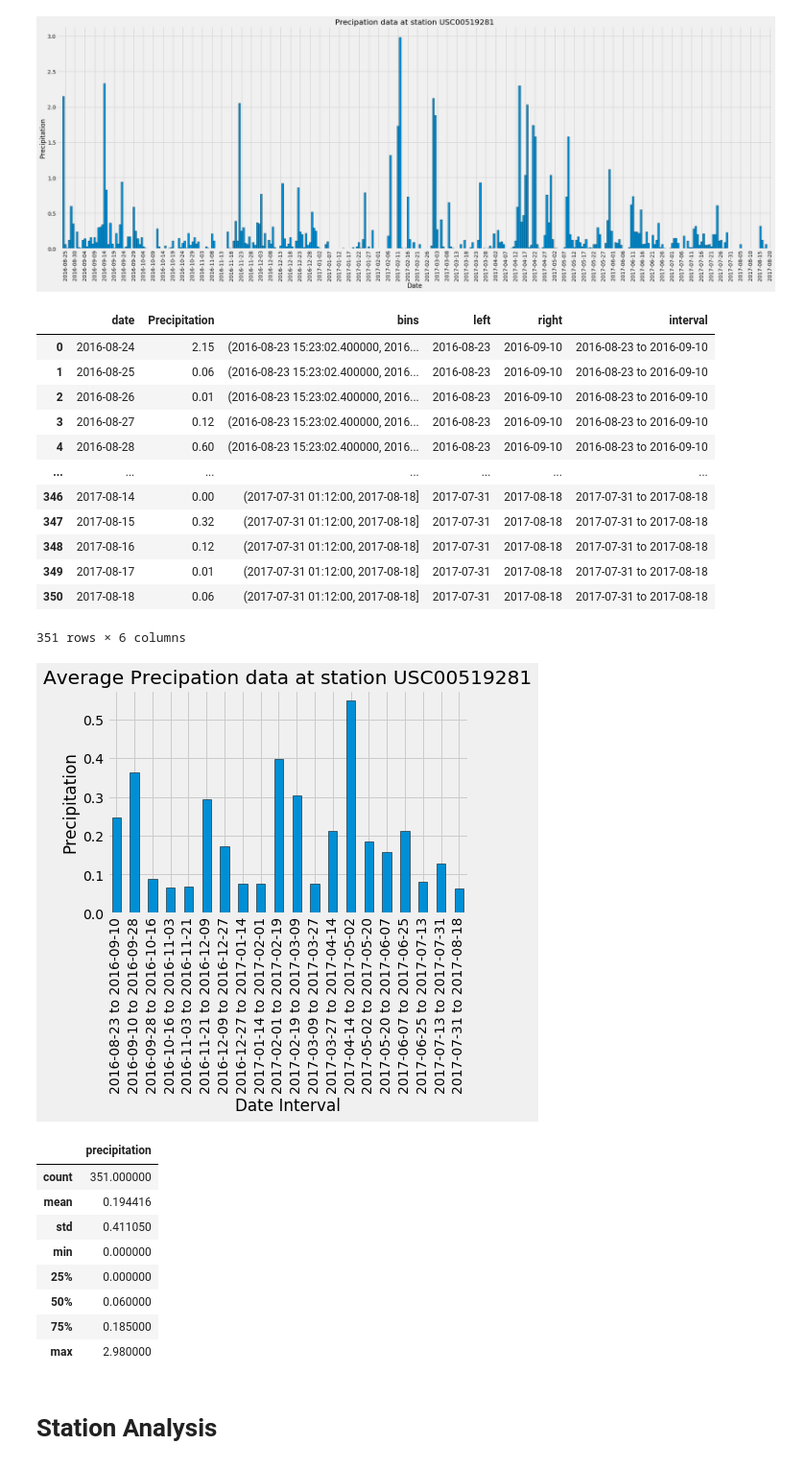
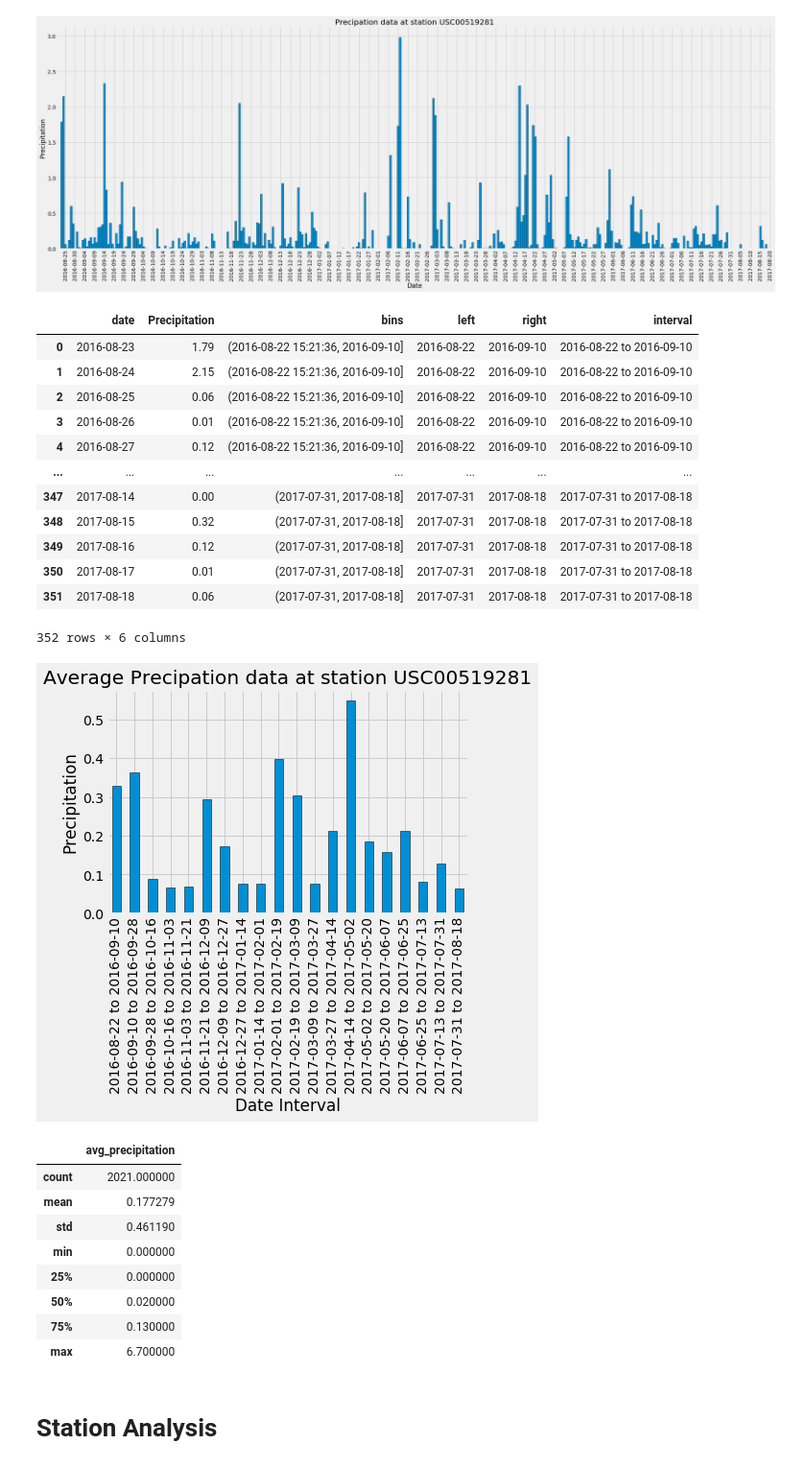
Before and after one commit to JeremyBrent/SQLAlchemy, a Jupyter notebook: climateanalysis.ipynb, the cells around one changed output. Shown: that part at 96% size. Saved outputs shown, nothing was run; the diff lists cells and outputs as text; code cells hidden in the pictures.

```diff
--- a/climateanalysis.ipynb
+++ b/climateanalysis.ipynb
@@ -73,7 +73,7 @@ prcp_at_station = "USC00519281"
 
 # Design a query to retrieve the last 12 months of precipitation data
 last12months = session.query(measurements.date,measurements.prcp).\
-    filter(measurements.date > query_date).\
+    filter(measurements.date >= query_date).\
     filter(measurements.station == prcp_at_station).all()
 
 # Save the query results as a Pandas DataFrame,sort the df by date and set the index to the date column
@@ -84,22 +84,23 @@ df['date'] = pd.to_datetime(df.date)
 x = df.date
 y = df.precipitation
 
-df
+
 
 
 ## ATTN NOTE ##
 # This dataframe contains the precipitation data and dates for the specified station.
 # In terms of the whole dataset, the end-date is 8-23-2017. However, not every station
 # contains precipitation data to the actual end date. Therefore, the end date for this station
-# 8-18-2017 and the df contains 351 records of data. That being said, I decided
+# 8-18-2017 and the df contains 352 records of data. That being said, I decided
 # that I wanted to visualize precipitation over the last year for each individual station,
 # not an average precipitation across all stations. In order to obtain a dataframe with the
 # actual last date, the following commented steps would need to be taken.
 
-# last12monthsall = session.query(measurements.date,func.avg(measurements.prcp)).\
-#     group_by(measurements.date).\
-#     filter(measurements.date > query_date).all()
-# last12monthsall_df = pd.DataFrame(last12monthsall,columns=["date", "avg_precipitation"])
-# last12monthsall_df
+last12monthsall = session.query(measurements.date,measurements.prcp).\
+    filter(measurements.date >= query_date).all()
+last12monthsall_df = pd.DataFrame(last12monthsall,columns=["date", "avg_precipitation"])
+
+# displaying df of precipitation data for last 12 months from station denoted above
+df
 # %% [output]
 |  | date | precipitation |
@@ -148,18 +149,18 @@ dfbins['interval'] = dfbins['left'] + " to "  + dfbins['right']
 dfbins
 # %% [output]
 |  | date | Precipitation | bins | left | right | interval |
-| 0 | 2016-08-24 | 2.15 | (2016-08-23 15:23:02.400000, 2016... | 2016-08-23 | 2016-09-10 | 2016-08-23 to 2016-09-10 |
-| 1 | 2016-08-25 | 0.06 | (2016-08-23 15:23:02.400000, 2016... | 2016-08-23 | 2016-09-10 | 2016-08-23 to 2016-09-10 |
-| 2 | 2016-08-26 | 0.01 | (2016-08-23 15:23:02.400000, 2016... | 2016-08-23 | 2016-09-10 | 2016-08-23 to 2016-09-10 |
-| 3 | 2016-08-27 | 0.12 | (2016-08-23 15:23:02.400000, 2016... | 2016-08-23 | 2016-09-10 | 2016-08-23 to 2016-09-10 |
-| 4 | 2016-08-28 | 0.60 | (2016-08-23 15:23:02.400000, 2016... | 2016-08-23 | 2016-09-10 | 2016-08-23 to 2016-09-10 |
+| 0 | 2016-08-23 | 1.79 | (2016-08-22 15:21:36, 2016-09-10] | 2016-08-22 | 2016-09-10 | 2016-08-22 to 2016-09-10 |
+| 1 | 2016-08-24 | 2.15 | (2016-08-22 15:21:36, 2016-09-10] | 2016-08-22 | 2016-09-10 | 2016-08-22 to 2016-09-10 |
+| 2 | 2016-08-25 | 0.06 | (2016-08-22 15:21:36, 2016-09-10] | 2016-08-22 | 2016-09-10 | 2016-08-22 to 2016-09-10 |
+| 3 | 2016-08-26 | 0.01 | (2016-08-22 15:21:36, 2016-09-10] | 2016-08-22 | 2016-09-10 | 2016-08-22 to 2016-09-10 |
+| 4 | 2016-08-27 | 0.12 | (2016-08-22 15:21:36, 2016-09-10] | 2016-08-22 | 2016-09-10 | 2016-08-22 to 2016-09-10 |
 | ... | ... | ... | ... | ... | ... | ... |
-| 346 | 2017-08-14 | 0.00 | (2017-07-31 01:12:00, 2017-08-18] | 2017-07-31 | 2017-08-18 | 2017-07-31 to 2017-08-18 |
-| 347 | 2017-08-15 | 0.32 | (2017-07-31 01:12:00, 2017-08-18] | 2017-07-31 | 2017-08-18 | 2017-07-31 to 2017-08-18 |
-| 348 | 2017-08-16 | 0.12 | (2017-07-31 01:12:00, 2017-08-18] | 2017-07-31 | 2017-08-18 | 2017-07-31 to 2017-08-18 |
-| 349 | 2017-08-17 | 0.01 | (2017-07-31 01:12:00, 2017-08-18] | 2017-07-31 | 2017-08-18 | 2017-07-31 to 2017-08-18 |
-| 350 | 2017-08-18 | 0.06 | (2017-07-31 01:12:00, 2017-08-18] | 2017-07-31 | 2017-08-18 | 2017-07-31 to 2017-08-18 |
+| 347 | 2017-08-14 | 0.00 | (2017-07-31, 2017-08-18] | 2017-07-31 | 2017-08-18 | 2017-07-31 to 2017-08-18 |
+| 348 | 2017-08-15 | 0.32 | (2017-07-31, 2017-08-18] | 2017-07-31 | 2017-08-18 | 2017-07-31 to 2017-08-18 |
+| 349 | 2017-08-16 | 0.12 | (2017-07-31, 2017-08-18] | 2017-07-31 | 2017-08-18 | 2017-07-31 to 2017-08-18 |
+| 350 | 2017-08-17 | 0.01 | (2017-07-31, 2017-08-18] | 2017-07-31 | 2017-08-18 | 2017-07-31 to 2017-08-18 |
+| 351 | 2017-08-18 | 0.06 | (2017-07-31, 2017-08-18] | 2017-07-31 | 2017-08-18 | 2017-07-31 to 2017-08-18 |
-351 rows × 6 columns
+352 rows × 6 columns
 # %%
 # Plotting last 12 months of precipitation data for the chosen station with bins
 dfbins = dfbins.groupby('interval').mean()
@@ -170,20 +171,20 @@ plt.xlabel("Date Interval")
 plt.grid(which='minor',axis='x')
 plt.show()
 # %% [output]
-[figure, old version]
+[figure, new version]
 # %%
 # Use Pandas to calcualte the summary statistics for the precipitation data from the chosen station
-df.describe()
+last12monthsall_df.describe()
 # %% [output]
-|  | precipitation |
-| count | 351.000000 |
-| mean | 0.194416 |
-| std | 0.411050 |
+|  | avg_precipitation |
+| count | 2021.000000 |
+| mean | 0.177279 |
+| std | 0.461190 |
 | min | 0.000000 |
 | 25% | 0.000000 |
-| 50% | 0.060000 |
-| 75% | 0.185000 |
-| max | 2.980000 |
+| 50% | 0.020000 |
+| 75% | 0.130000 |
+| max | 6.700000 |
 # %% [markdown]
 # Station Analysis
 # %%
```
Also changed, not shown: parts of 1 cell of this notebook.
